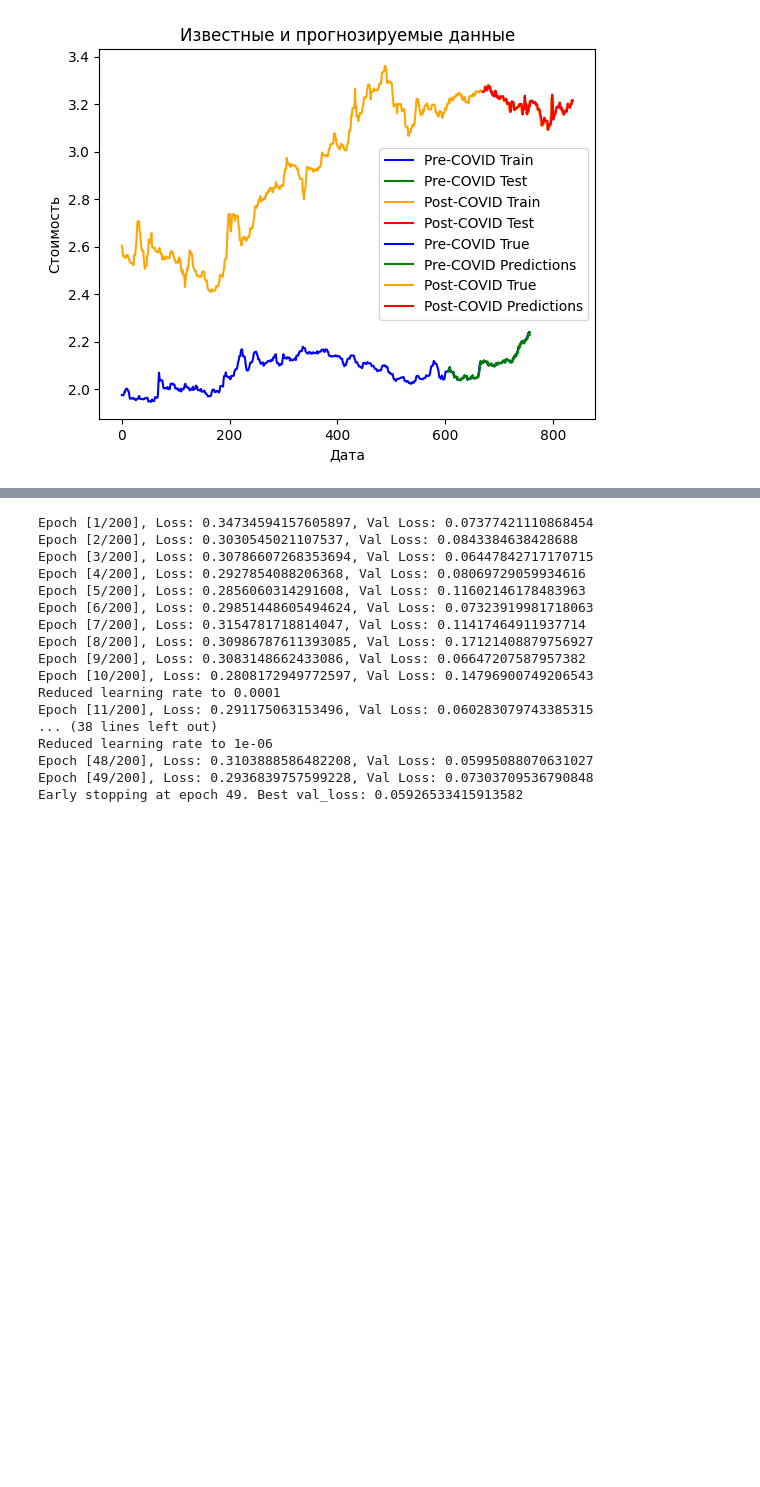
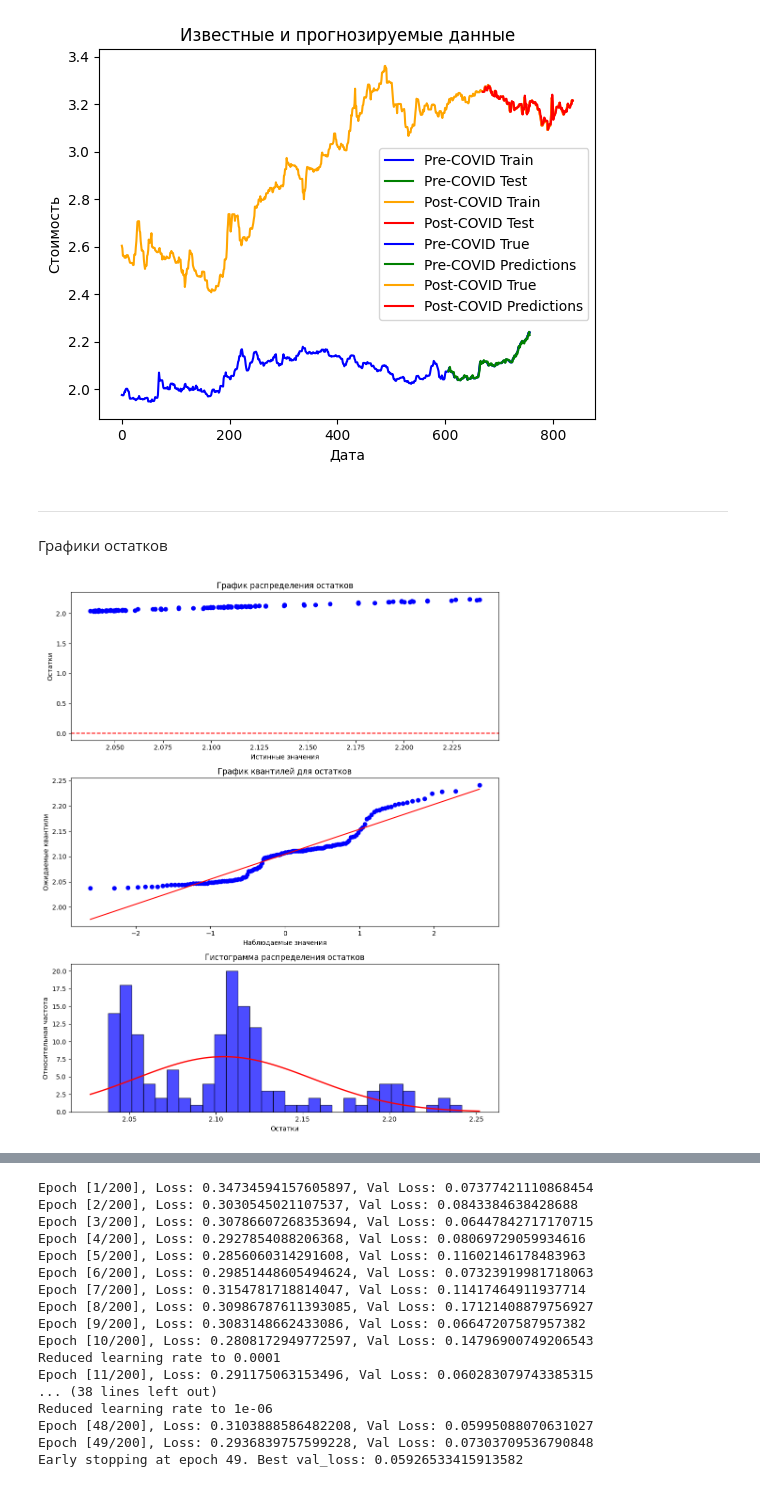
Before and after one commit to InnerShadow/UDSpredictor, a Jupyter notebook: src/demo.ipynb, the cells around one changed output, grey strips where cells are left out. Drawn from its saved outputs; the diff is of its cells as text; code cells hidden in the pictures; blank space fills up the shorter version.

Commit message:
demo_residue

```diff
--- a/src/demo.ipynb
+++ b/src/demo.ipynb
@@ -264,3 +264,27 @@ forecast_drawer.plot()
 # from sktime.utils.plotting import plot_series
 
 # plot_series(y_train_pre, y_test_pre, predicted_values_pre, labels = ['train', 'test', 'predicted'])
+# %% [markdown]
+-------
+# %% [markdown]
+Графики остатков
+# %%
+import numpy as np
+
+y_test_pre = np.load('C:\\project\\y_test(1).npy').ravel()
+y_train_pre = np.load('C:\\project\\y_train(1).npy').ravel()
+predicted_values_pre = np.load('C:\\project\\predicted_values(1).npy').ravel()
+
+y_test_post = np.load('C:\\project\\y_test.npy').ravel()
+y_train_post = np.load('C:\\project\\y_train.npy').ravel()
+predicted_values_post = np.load('C:\\project\\predicted_values.npy').ravel()
+# %%
+from DrawingSystem.ResidueDrawer import ResidueDrawer
+
+pre_residue_drawer = ResidueDrawer()
+
+pre_residue_drawer.add_residue(y_test_pre, predicted_values_pre)
+
+pre_residue_drawer.plot()
+# %% [output]
+[figure, added]
```
Also changed, not shown: parts of 5 cells of this notebook, 1 other file.
